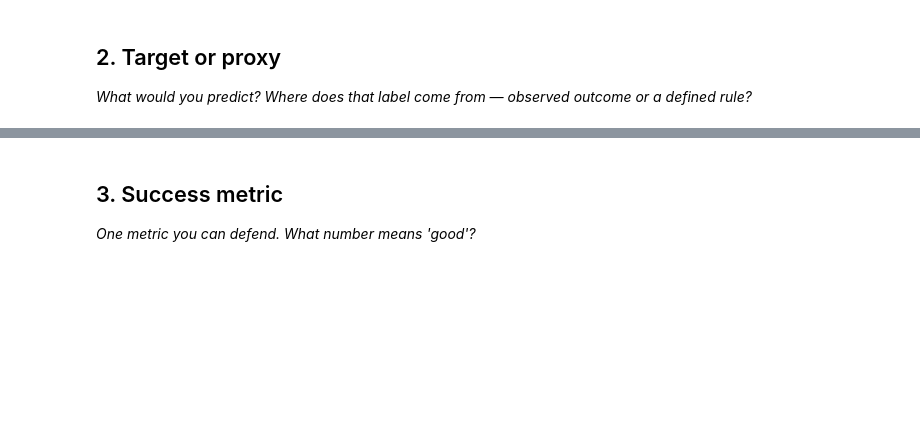
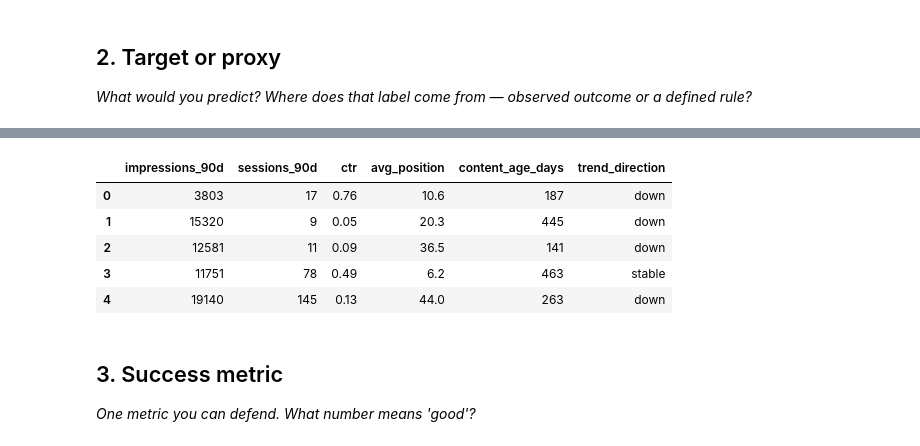
Before and after one commit to samana-gillani/flyrank-ml-internship, a Jupyter notebook: work/notebooks/w02_ml_task_framing.ipynb, the cells around one changed output, grey strips where cells are left out. Cells and saved outputs as stored; diff of their text form; code cells hidden in the pictures; blank space fills up the shorter version.

```diff
--- a/work/notebooks/w02_ml_task_framing.ipynb
+++ b/work/notebooks/w02_ml_task_framing.ipynb
@@ -23,3 +54,22 @@ This skeleton is yours to fill. Work the sections **in order** — each one has
+# %%
+# Check the features that could contribute to a refresh opportunity score
+df[
+    [
+        "impressions_90d",
+        "sessions_90d",
+        "ctr",
+        "avg_position",
+        "content_age_days",
+        "trend_direction",
+    ]
+].head()
+# %% [output]
+|  | impressions_90d | sessions_90d | ctr | avg_position | content_age_days | trend_direction |
+| 0 | 3803 | 17 | 0.76 | 10.6 | 187 | down |
+| 1 | 15320 | 9 | 0.05 | 20.3 | 445 | down |
+| 2 | 12581 | 11 | 0.09 | 36.5 | 141 | down |
+| 3 | 11751 | 78 | 0.49 | 6.2 | 463 | stable |
+| 4 | 19140 | 145 | 0.13 | 44.0 | 263 | down |
 # %% [markdown]
 ## 3. Success metric
 
```
Also changed, not shown: parts of 13 cells of this notebook.
